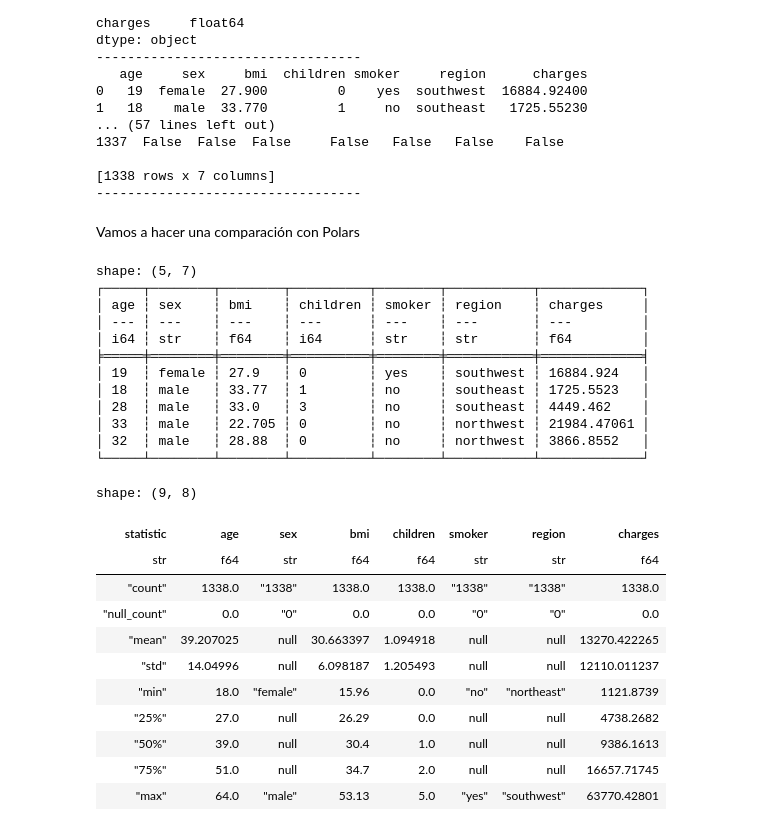
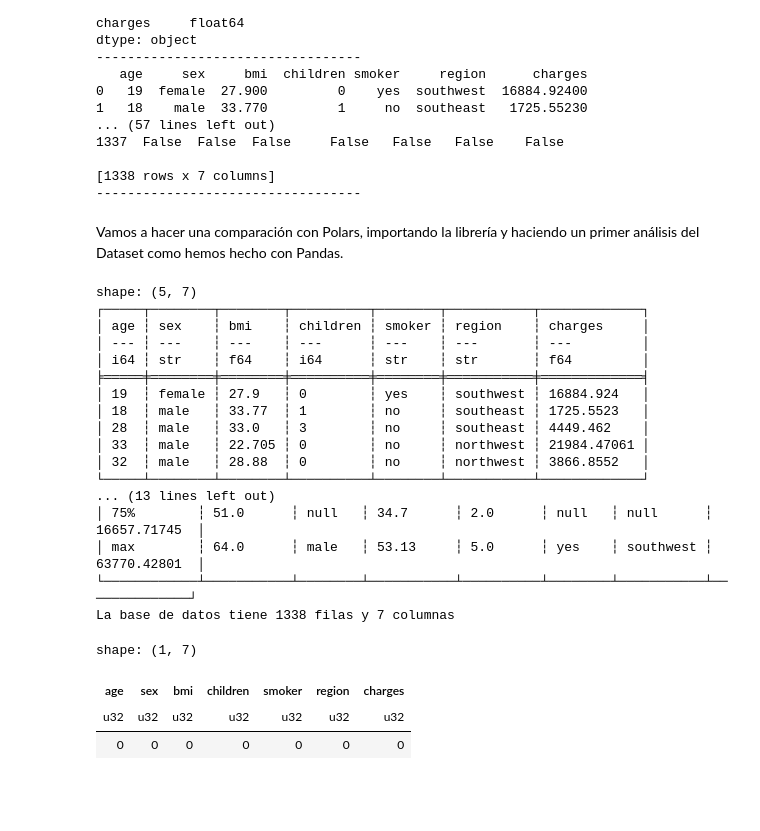
Before and after one commit to Adrianrobarq/DataScienceIEBS, a Jupyter notebook: Bloque 1/Sprint 1/Sprint1_IntroIAyML.ipynb, the cells around one changed output. Drawn from its saved outputs; the diff is of its cells as text; code cells hidden in the pictures; blank space fills up the shorter version.

Commit message:
Update Sprint1_IntroIAyML.ipynb
Añado comparación usando Polars

```diff
--- a/Bloque 1/Sprint 1/Sprint1_IntroIAyML.ipynb
+++ b/Bloque 1/Sprint 1/Sprint1_IntroIAyML.ipynb
@@ -146,35 +146,38 @@ dtype: object
 [1338 rows x 7 columns]
 ----------------------------------
 # %% [markdown]
-Vamos a hacer una comparación con Polars
+Vamos a hacer una comparación con Polars, importando la librería y haciendo un primer análisis del Dataset como hemos hecho con Pandas.
 # %%
 import polars as pl
 data_pl = pl.read_csv('insurance.csv')
+
 print(data_pl.head())
 
-data_pl.describe()
+print(data_pl.describe())
+
+print('La base de datos tiene {} filas y {} columnas'.format(data_pl.shape[0],
+                                                             data_pl.shape[1]))
+
+data_pl.null_count()
 # %% [output]
 shape: (5, 7)
 ┌─────┬────────┬────────┬──────────┬────────┬───────────┬─────────────┐
 │ age ┆ sex    ┆ bmi    ┆ children ┆ smoker ┆ region    ┆ charges     │
 │ --- ┆ ---    ┆ ---    ┆ ---      ┆ ---    ┆ ---       ┆ ---         │
 │ i64 ┆ str    ┆ f64    ┆ i64      ┆ str    ┆ str       ┆ f64         │
 ╞═════╪════════╪════════╪══════════╪════════╪═══════════╪═════════════╡
 │ 19  ┆ female ┆ 27.9   ┆ 0        ┆ yes    ┆ southwest ┆ 16884.924   │
 │ 18  ┆ male   ┆ 33.77  ┆ 1        ┆ no     ┆ southeast ┆ 1725.5523   │
 │ 28  ┆ male   ┆ 33.0   ┆ 3        ┆ no     ┆ southeast ┆ 4449.462    │
 │ 33  ┆ male   ┆ 22.705 ┆ 0        ┆ no     ┆ northwest ┆ 21984.47061 │
 │ 32  ┆ male   ┆ 28.88  ┆ 0        ┆ no     ┆ northwest ┆ 3866.8552   │
 └─────┴────────┴────────┴──────────┴────────┴───────────┴─────────────┘
+... (13 lines left out)
+│ 75%        ┆ 51.0      ┆ null   ┆ 34.7      ┆ 2.0      ┆ null   ┆ null      ┆ 16657.71745  │
+│ max        ┆ 64.0      ┆ male   ┆ 53.13     ┆ 5.0      ┆ yes    ┆ southwest ┆ 63770.42801  │
+└────────────┴───────────┴────────┴───────────┴──────────┴────────┴───────────┴──────────────┘
+La base de datos tiene 1338 filas y 7 columnas
-shape: (9, 8)
+shape: (1, 7)
-| statistic | age | sex | bmi | children | smoker | region | charges |
-| str | f64 | str | f64 | f64 | str | str | f64 |
-| "count" | 1338.0 | "1338" | 1338.0 | 1338.0 | "1338" | "1338" | 1338.0 |
-| "null_count" | 0.0 | "0" | 0.0 | 0.0 | "0" | "0" | 0.0 |
-| "mean" | 39.207025 | null | 30.663397 | 1.094918 | null | null | 13270.422265 |
-| "std" | 14.04996 | null | 6.098187 | 1.205493 | null | null | 12110.011237 |
-| "min" | 18.0 | "female" | 15.96 | 0.0 | "no" | "northeast" | 1121.8739 |
-| "25%" | 27.0 | null | 26.29 | 0.0 | null | null | 4738.2682 |
-| "50%" | 39.0 | null | 30.4 | 1.0 | null | null | 9386.1613 |
-| "75%" | 51.0 | null | 34.7 | 2.0 | null | null | 16657.71745 |
-| "max" | 64.0 | "male" | 53.13 | 5.0 | "yes" | "southwest" | 63770.42801 |
+| age | sex | bmi | children | smoker | region | charges |
+| u32 | u32 | u32 | u32 | u32 | u32 | u32 |
+| 0 | 0 | 0 | 0 | 0 | 0 | 0 |
```
